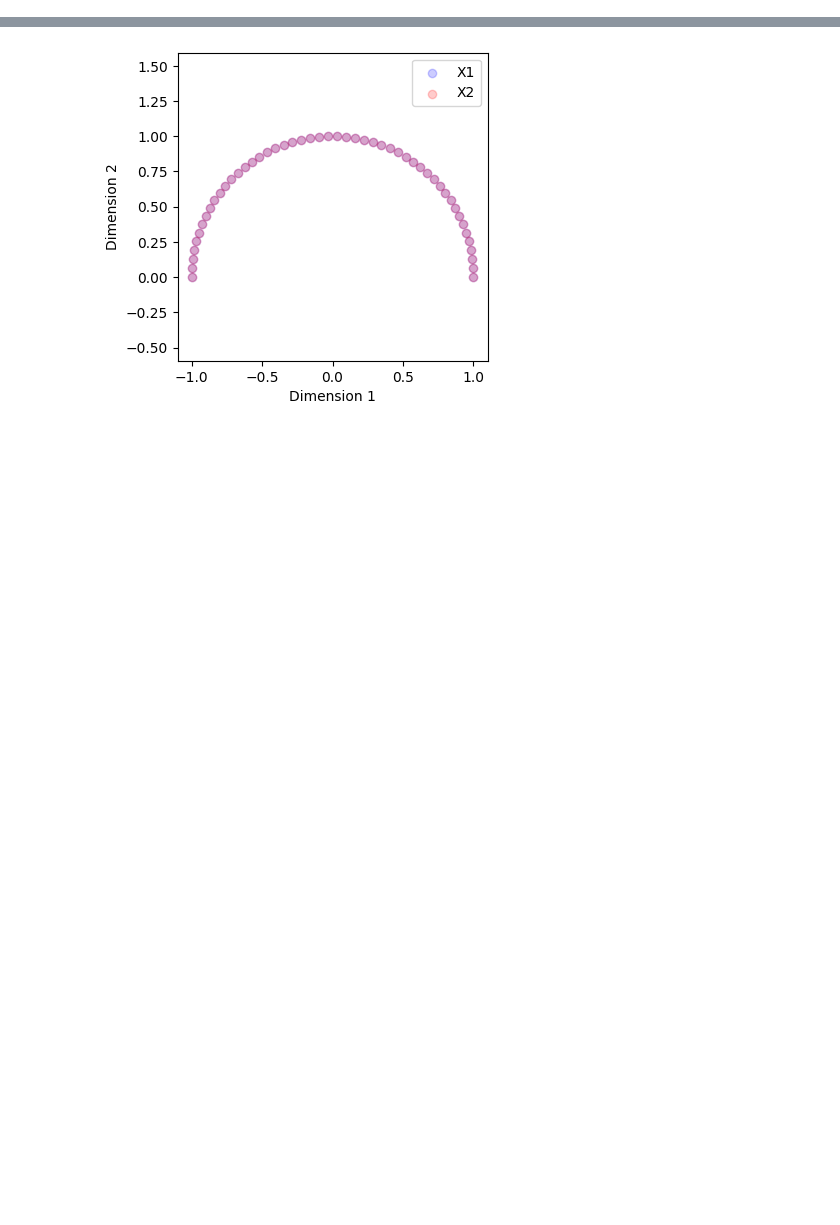
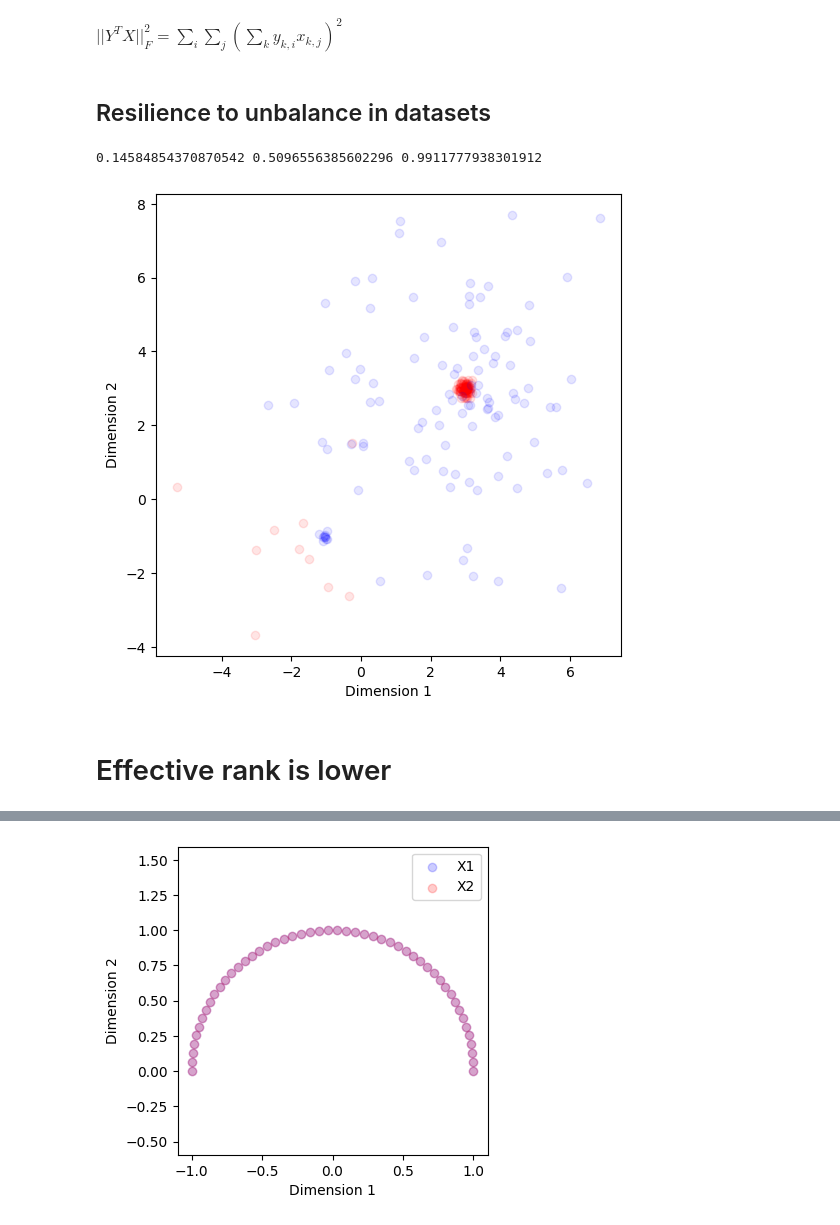
Before and after one commit to tiagoft/graph_structure, a Jupyter notebook: experiments/neurips2024/notebooks/controlled_topologies.ipynb, the cells around one changed output, grey strips where cells are left out. Drawn from its saved outputs; the diff is of its cells as text; code cells hidden in the pictures; blank space fills up the shorter version.

```diff
--- a/experiments/neurips2024/notebooks/controlled_topologies.ipynb
+++ b/experiments/neurips2024/notebooks/controlled_topologies.ipynb
@@ -9,3 +40,5 @@ cka = gs.cka
+# %% [markdown]
+$||Y^T X||_F^2 = \sum_i \sum_j (\sum_k y_{k,i} x_{k,j})^2$
 # %%
 def create_aligned_dataset(
     n_dim: int,
@@ -49,0 +74,29 @@ X1, X2 = create_aligned_dataset_along_circle(50, 0, np.pi, 1.0)
+# %% [markdown]
+## Resilience to unbalance in datasets
+# %%
+X, Y = create_aligned_dataset(
+    n_dim=2,
+    n_items=[10, 1000],
+    mu1=[-1, 3],
+    sigma1=[2, .1],
+    mu2=[-1, 3],
+    sigma2=[.1, 2],
+)
+cka_similarity = gs.cka(X, Y)
+gs_similarity_cos = gs.mean_neighborhood_similarity_from_points(X, Y, k=int(X.shape[0]*0.2), metric='cosine', n_jobs=-1)
+gs_similarity_mink = gs.mean_neighborhood_similarity_from_points(X, Y, k=int(X.shape[0]*0.2), metric='minkowski', n_jobs=-1)
+print(cka_similarity, gs_similarity_cos, gs_similarity_mink)
+# %% [output]
+0.14584854370870542 0.5096556385602296 0.9911777938301912
+# %%
+plt.figure(figsize=(6, 6))
+plt.scatter(X[:, 0], X[:, 1], alpha=0.1, c='r', label='X')
+plt.scatter(Y[:, 0], Y[:, 1], alpha=0.1, c='b', label='Y')
+plt.xlabel('Dimension 1')
+plt.ylabel('Dimension 2')
+#plt.title('Scatter plot of X and Y')
+plt.show()
+# %% [output]
+[figure, added]
+# %% [markdown]
+# Effective rank is lower
```
Also changed, not shown: parts of 25 cells of this notebook.
